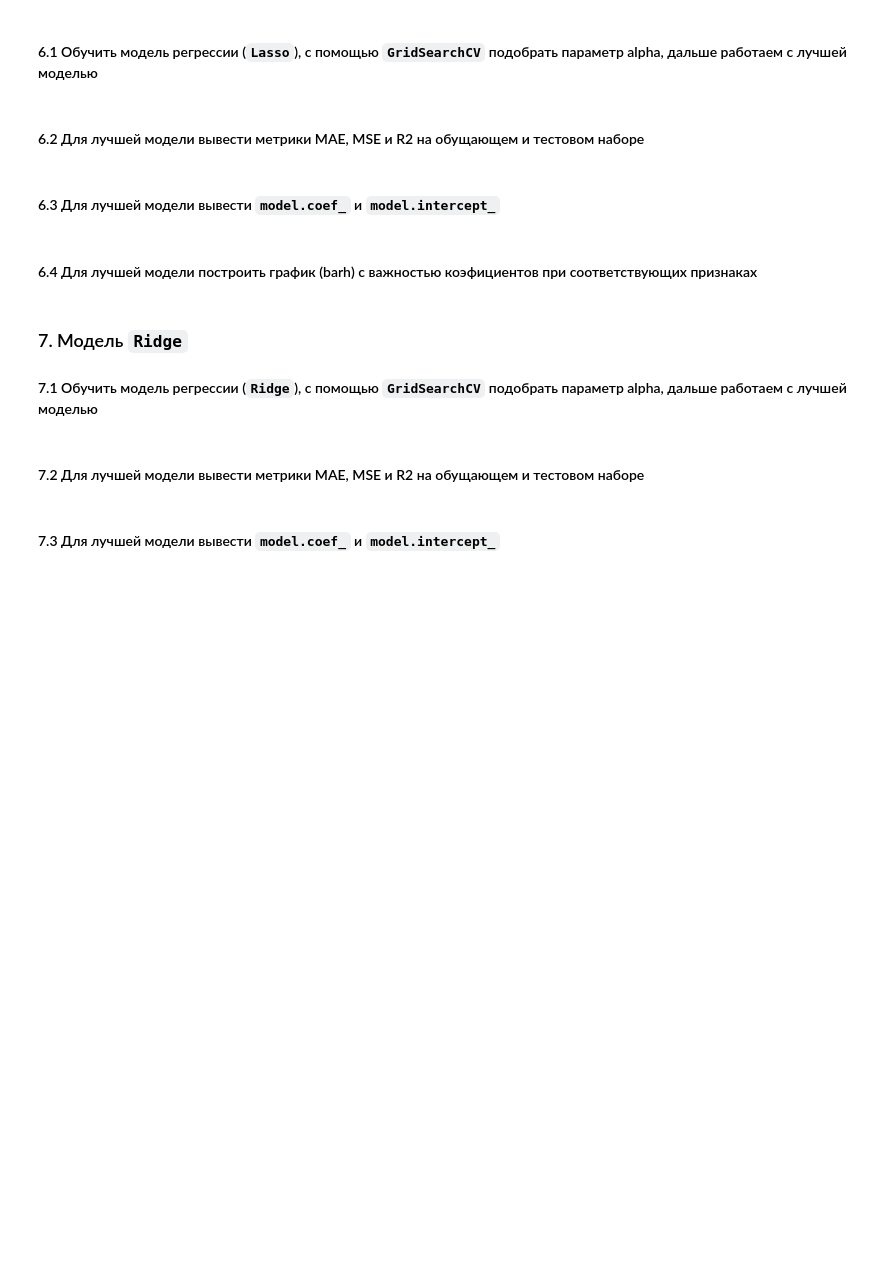
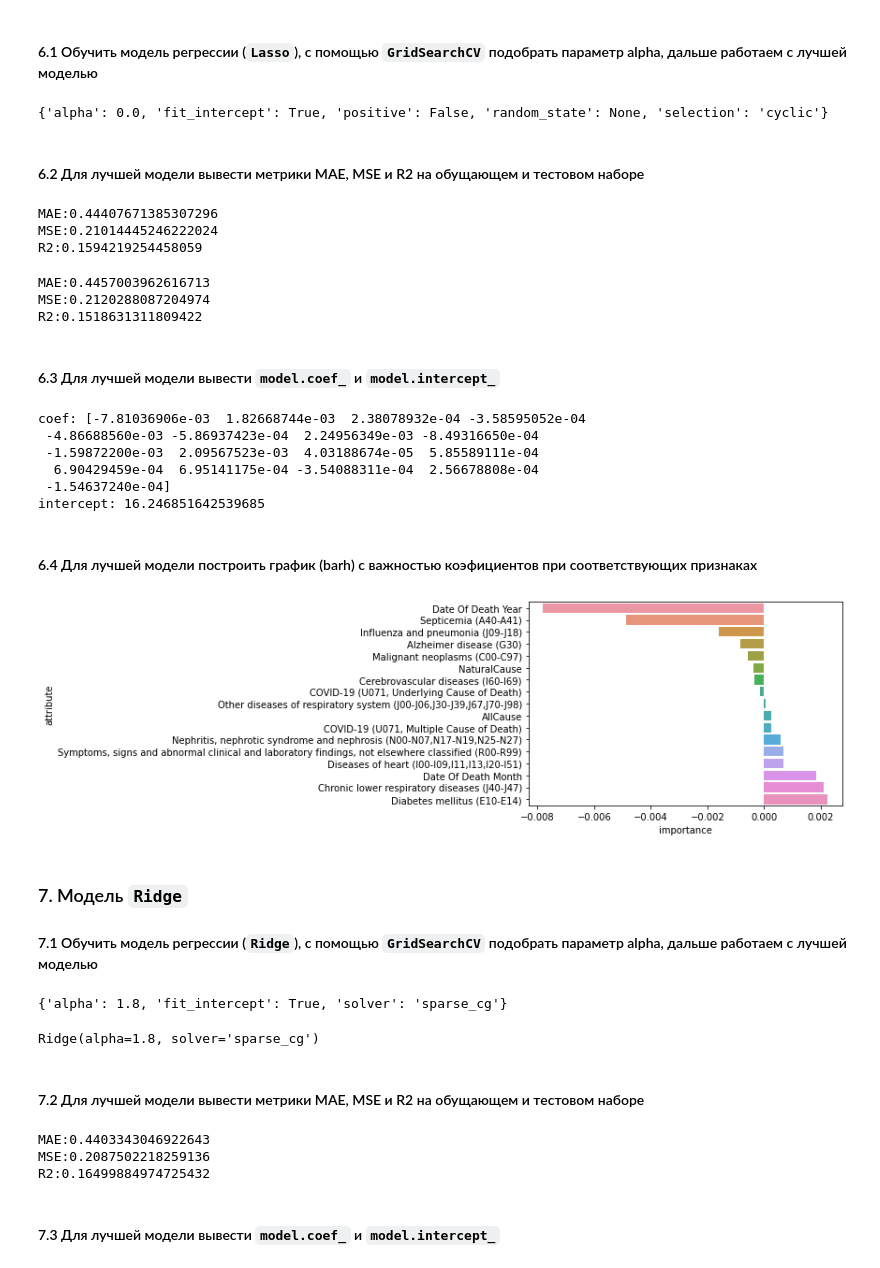
Before and after one commit to Liptee/DS-Labs, a Jupyter notebook: LAB6.ipynb, the cells around one changed output. Saved outputs shown, nothing was run; the diff lists cells and outputs as text; code cells hidden in the pictures; blank space fills up the shorter version.

```diff
--- a/LAB6.ipynb
+++ b/LAB6.ipynb
@@ -104,12 +178,75 @@ KeyError: "['charges'] not found in axis"
 ### 6. Модель `Lasso`
 # %% [markdown]
 #### 6.1 Обучить модель регрессии (`Lasso`), с помощью `GridSearchCV` подобрать параметр alpha, дальше работаем с лучшей моделью
+# %%
+LSS = Lasso()
+parameters = {"alpha": np.arange(0, 5, 0.1),
+    "fit_intercept": [True, False],
+    "random_state": [np.arange(0, 10), None],
+    "selection": ['cyclic', 'random'],
+    "positive": [True, False]
+    }
+
+LSS = GridSearchCV(LSS, parameters, refit = True)
+# %%
+LSS.fit(X_train, Y_train)
+print(LSS.best_params_)
+# %% [output]
+{'alpha': 0.0, 'fit_intercept': True, 'positive': False, 'random_state': None, 'selection': 'cyclic'}
 # %% [markdown]
 #### 6.2 Для лучшей модели вывести метрики MAE, MSE и R2 на обущающем и тестовом наборе
+# %%
+LSS = Lasso(alpha = 0, fit_intercept = True, positive = False)
+LSS.fit(X_train, Y_train)
+pr_LSS = LSS.predict(X_train)
+test_LSS = LSS.predict(X_test)
+# %%
+print_metrics(pr_LSS, Y_train)
+# %% [output]
+MAE:0.44407671385307296
+MSE:0.21014445246222024
+R2:0.1594219254458059
+# %%
+print_metrics(test_LSS, Y_test)
+# %% [output]
+MAE:0.4457003962616713
+MSE:0.2120288087204974
+R2:0.1518631311809422
 # %% [markdown]
 #### 6.3 Для лучшей модели вывести `model.coef_` и `model.intercept_`
+# %%
+print_coef_intercept(LSS)
+# %% [output]
+coef: [-7.81036906e-03  1.82668744e-03  2.38078932e-04 -3.58595052e-04
+ -4.86688560e-03 -5.86937423e-04  2.24956349e-03 -8.49316650e-04
+ -1.59872200e-03  2.09567523e-03  4.03188674e-05  5.85589111e-04
+  6.90429459e-04  6.95141175e-04 -3.54088311e-04  2.56678808e-04
+ -1.54637240e-04]
+intercept: 16.246851642539685
 # %% [markdown]
 #### 6.4 Для лучшей модели построить график (barh) с важностью коэфициентов при соответствующих признаках
+# %%
+make_barh(LSS, X_train)
+# %% [output]
+[figure, added]
 # %% [markdown]
 ### 7. Модель `Ridge`
 #### 7.1 Обучить модель регрессии (`Ridge`), с помощью `GridSearchCV`  подобрать параметр alpha, дальше работаем с лучшей моделью
+# %%
+RDG = Ridge()
+parameters = {
+    'alpha': np.arange(0, 5, 0.1),
+    'fit_intercept': [True, False],
+    'solver': ['auto', 'svd', 'cholesky', 'lsqr', 'sparse_cg', 'sag', 'saga', 'lbfgs']
+}
+RDG = GridSearchCV(RDG, parameters)
+RDG.fit(X_train, Y_train)
+
+print(RDG.best_params_)
+# %% [output]
+{'alpha': 1.8, 'fit_intercept': True, 'solver': 'sparse_cg'}
+# %%
+RDG = Ridge(alpha=1.8, fit_intercept=True, solver='sparse_cg')
+RDG.fit(X_train, Y_train)
+# %% [output]
+Ridge(alpha=1.8, solver='sparse_cg')
@@ -116,4 +256,10 @@ KeyError: "['charges'] not found in axis"
 # %% [markdown]
 #### 7.2 Для лучшей модели вывести метрики MAE, MSE и R2 на обущающем и тестовом наборе
+# %%
+print_metrics(pr_RDG, Y_train)
+# %% [output]
+MAE:0.4403343046922643
+MSE:0.2087502218259136
+R2:0.16499884974725432
 # %% [markdown]
 #### 7.3 Для лучшей модели вывести `model.coef_` и `model.intercept_`
```
Also changed, not shown: parts of 34 cells of this notebook.
